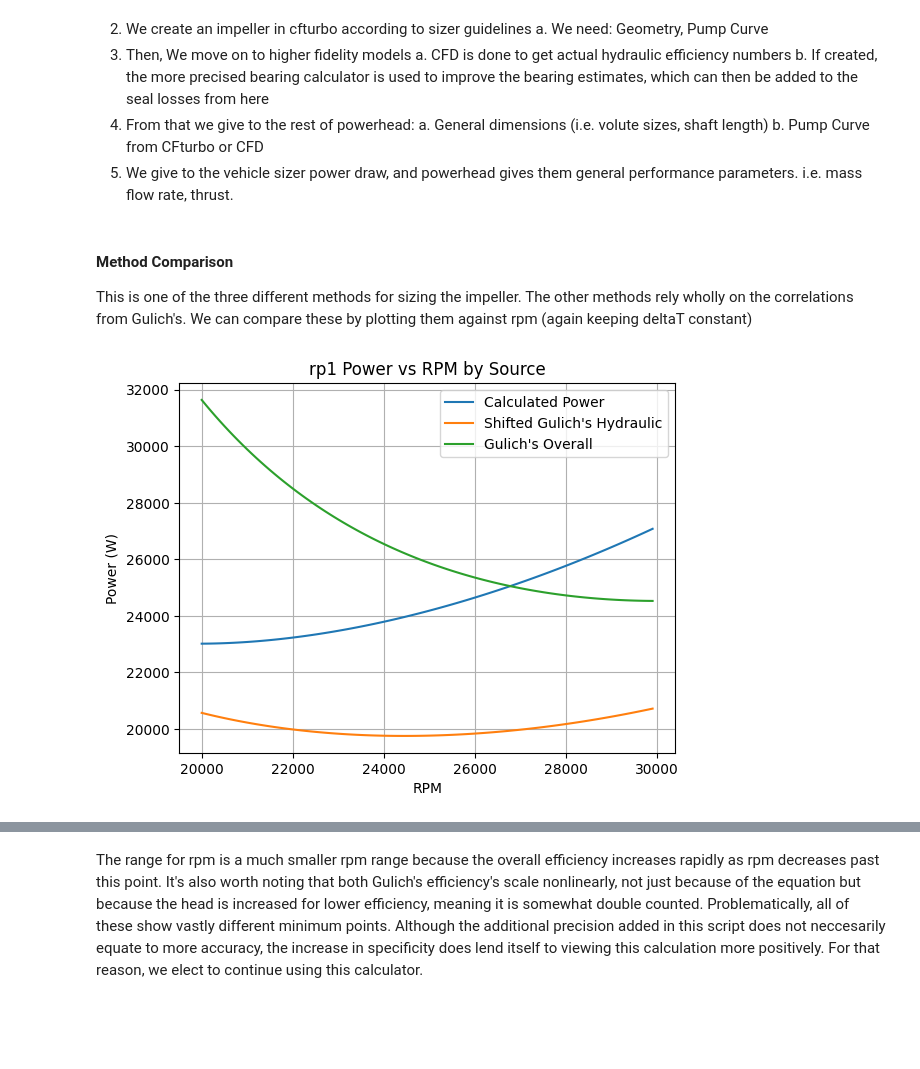
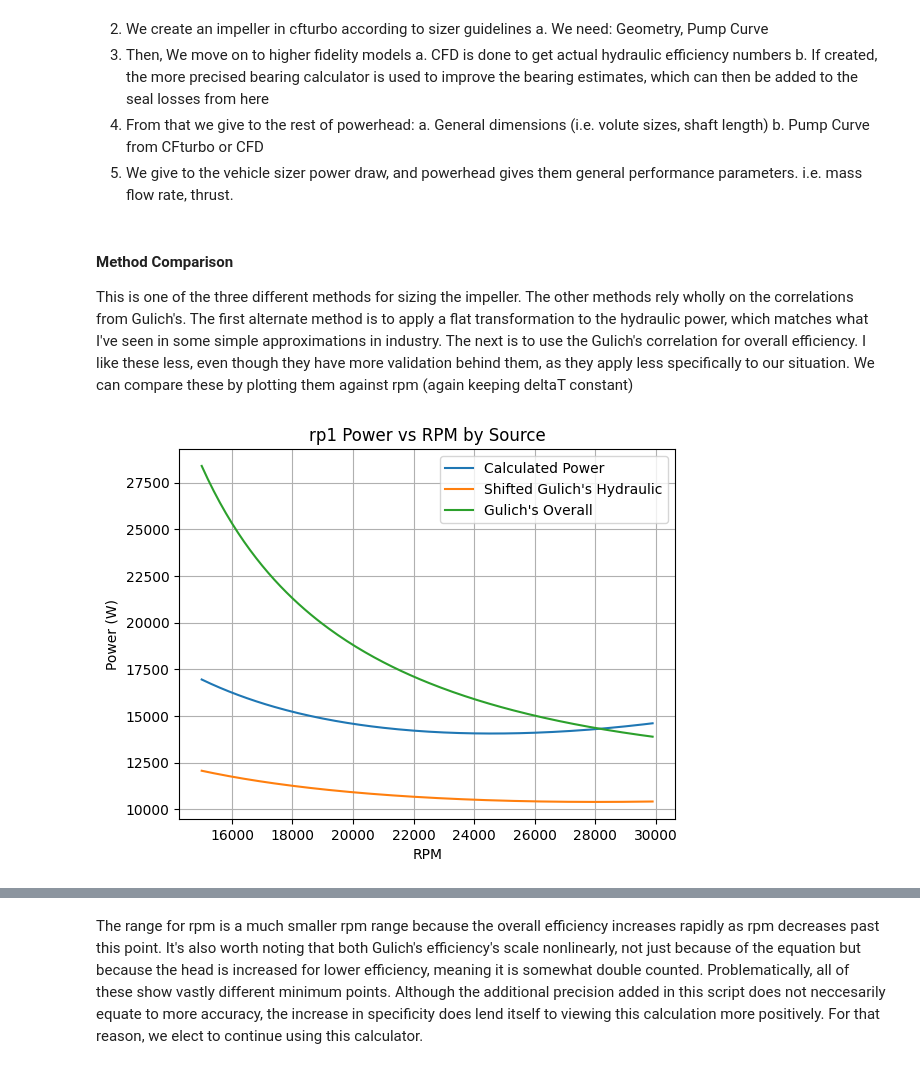
Before and after one commit to gt-space/Turbomachinery, a Jupyter notebook: EPump/EPump Sizer/Pump Sizer Guide.ipynb, the cells around one changed output, grey strips where cells are left out. Saved outputs shown, nothing was run; the diff lists cells and outputs as text; code cells hidden in the pictures; blank space fills up the shorter version.

Commit message:
finished pump sizer first draft; fixed efficiencies, seals, added disk friction losses

```diff
--- a/EPump/EPump Sizer/Pump Sizer Guide.ipynb
+++ b/EPump/EPump Sizer/Pump Sizer Guide.ipynb
@@ -188,11 +346,10 @@ imp1_vals = []
 imp2_vals = []
 imp3_vals = []
 for n in n_vals:
-    x = (n,1)
-    impeller1,impeller2,impeller3,_,_ = pumpPowerNotebook(x,vec)
+    x = (n,10)
+    impeller1,impeller2,_,_ = pumpPowerNotebook(x,vec)
     imp1_vals.append(impeller1.eta_H)
     imp2_vals.append(impeller2.eta_H)
-    imp3_vals.append(impeller3.eta_H)
 
 imp1_vals = [100*v for v in imp1_vals]
 imp2_vals = [100*v for v in imp2_vals]
@@ -201,7 +358,6 @@ imp3_vals = [100*v for v in imp3_vals]
 plt.figure()
 plt.plot(n_vals, imp1_vals, label="1st Impeller")
 plt.plot(n_vals, imp2_vals, label="2nd Impeller")
-plt.plot(n_vals, imp3_vals, label="3rd Impeller")
 plt.xlabel("RPM")
 plt.ylabel("hydraulic efficiency (%)")
 plt.title(f"{prop} Hydraulic Efficiency vs RPM by Source")
@@ -223,7 +379,7 @@ MR=2.23
 p_in=135
 vec = [prop, deltaP, mdot, MR, p_in]
 x = (25000,1)
-_,_,_,Qcooling,_ = pumpPowerNotebook(x,vec)
+_,_,Qcooling,_ = pumpPowerNotebook(x,vec)
 rho = 804.59
 mdot = Qcooling * rho
 CdA = mdot / ((2*rho*deltaP*6894.76)**0.5)
@@ -308,36 +462,36 @@ The idea for the worklfow is to start with this 1 dimensional script. Inputting
 5. We give to the vehicle sizer power draw, and powerhead gives them general performance parameters. i.e. mass flow rate, thrust.
 # %% [markdown]
 #### Method Comparison
-This is one of the three different methods for sizing the impeller. The other methods rely wholly on the correlations from Gulich's. We can compare these by plotting them against rpm (again keeping deltaT constant)
+This is one of the three different methods for sizing the impeller. The other methods rely wholly on the correlations from Gulich's. The first alternate method is to apply a flat transformation to the hydraulic power, which matches what I've seen in some simple approximations in industry. The next is to use the Gulich's correlation for overall efficiency. I like these less, even though they have more validation behind them, as they apply less specifically to our situation. We can compare these by plotting them against rpm (again keeping deltaT constant)
 # %%
 from powerDraw import pumpPowerNotebook
-n_vals = range(20000, 30000, 100)
+n_vals = range(15000, 30000, 100)
 prop="rp1"
-deltaP=460
-mdot=6.17
-MR=2.23
-p_in=135
+deltaP=395
+mdot=4.84
+MR=2.2
+p_in=140
 
 vec = [prop, deltaP, mdot, MR, p_in]
 pcalc_vals = []
 phgul_vals = []
 pogul_vals = []
 for n in n_vals:
-    x = (n,1)
-    _,_,impeller3,_,p = pumpPowerNotebook(x,vec)
+    x = (n,5)
+    _,impeller2,_,p = pumpPowerNotebook(x,vec)
     pcalc_vals.append(p)
-    phgul_vals.append(1.2*impeller3.p/impeller3.eta_H)
-    pogul_vals.append(impeller3.p/impeller3.eta_opt)
+    phgul_vals.append(1.3*impeller2.p/impeller2.eta_H)
+    pogul_vals.append(impeller2.p/impeller2.eta_opt)
 
 plt.figure()
 plt.plot(n_vals, pcalc_vals, label="Calculated Power")
 plt.plot(n_vals, phgul_vals, label="Shifted Gulich\'s Hydraulic")
 plt.plot(n_vals, pogul_vals, label="Gulich\'s Overall")
 plt.xlabel("RPM")
 plt.ylabel("Power (W)")
 plt.title(f"{prop} Power vs RPM by Source")
 plt.grid(True)
 plt.legend()
 plt.show()
 # %% [output]
-[figure, old version]
+[figure, new version]
```
Also changed, not shown: parts of 34 cells of this notebook, 7 other files.
